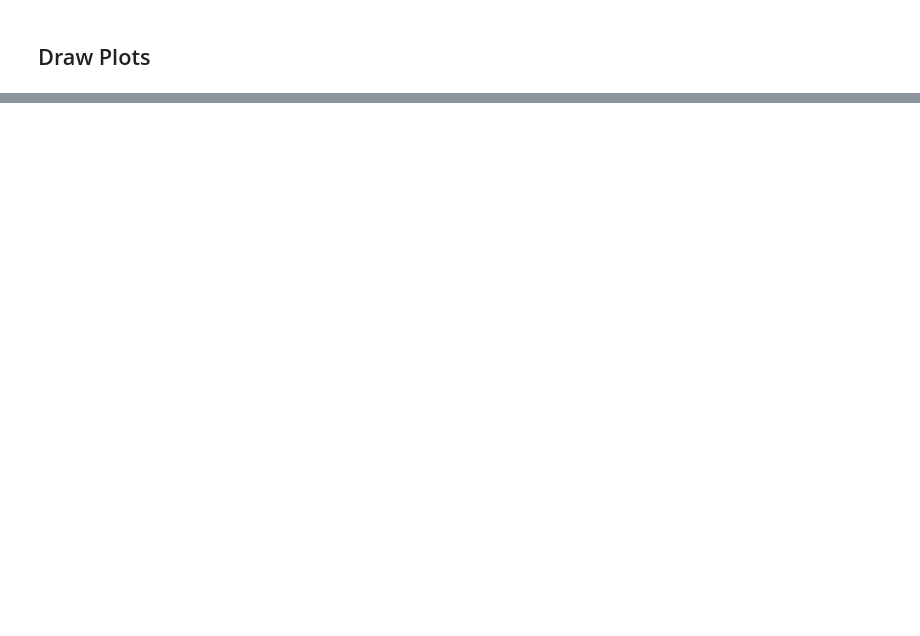
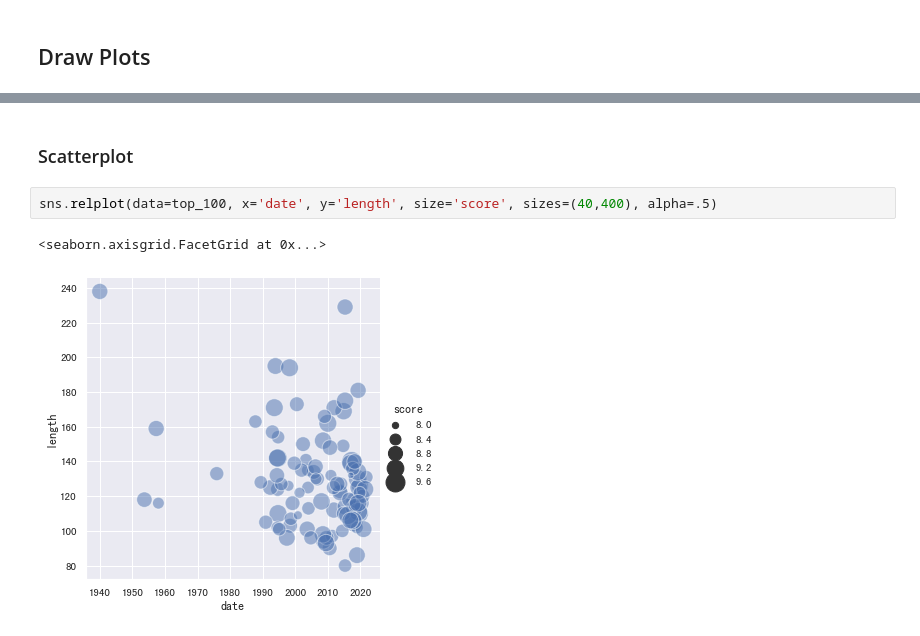
Before and after one commit to 4piu/Maoyan-Top-100, a Jupyter notebook: jupyter.ipynb, the cells around one changed output, grey strips where cells are left out. Cells and saved outputs as stored; diff of their text form; blank space fills up the shorter version.

```diff
--- a/jupyter.ipynb
+++ b/jupyter.ipynb
@@ -56,0 +111,7 @@ sns.pairplot(df, hue="species")
+# %% [markdown]
+### Scatterplot
+# %%
+sns.relplot(data=top_100, x='date', y='length', size='score', sizes=(40,400), alpha=.5)
+# %% [output]
+<seaborn.axisgrid.FacetGrid at 0x...>
+[figure, added]
```
Also changed, not shown: parts of 14 cells of this notebook.
